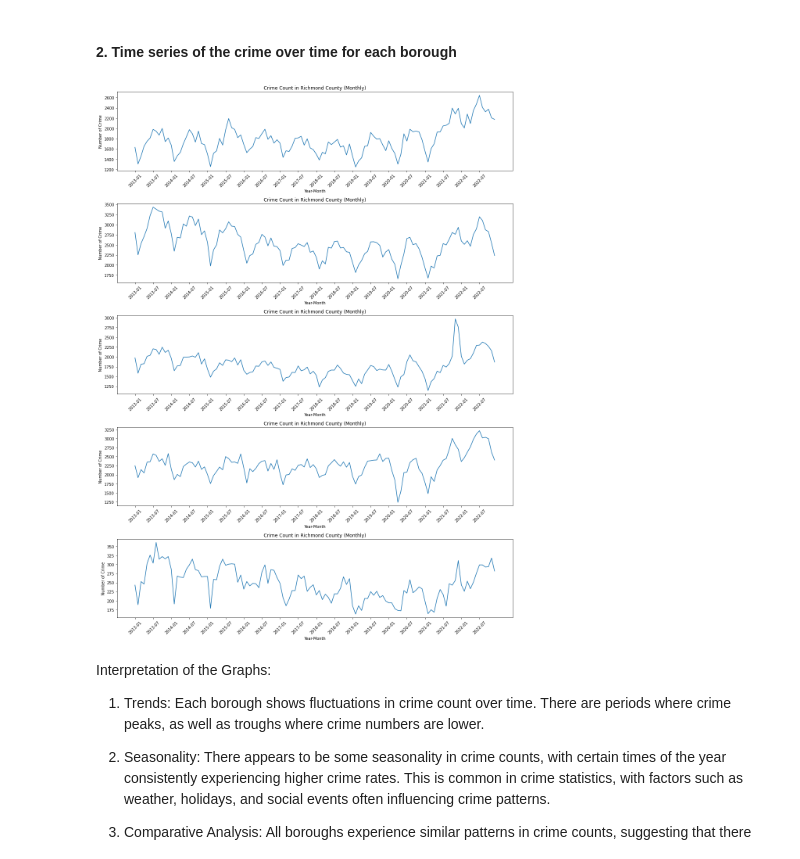
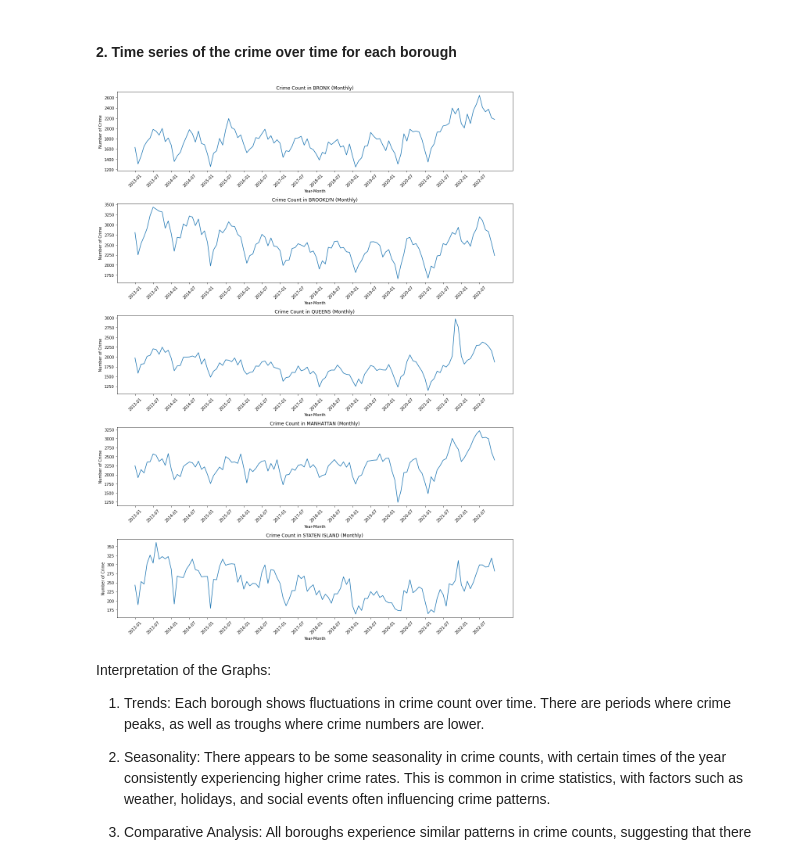
Before and after one commit to Yuntian-Wu/CUSP-7013, a Jupyter notebook: Exploratory_Analysis.ipynb, the cells around one changed output. Cells and saved outputs as stored; diff of their text form; code cells hidden in the pictures.

```diff
--- a/Exploratory_Analysis.ipynb
+++ b/Exploratory_Analysis.ipynb
@@ -116,37 +116,37 @@ boroughs = Complaint_data.BORO_NM.unique()
 plt.figure(figsize=(15, 20))
 
 # Loop over each borough to create a time series plot
-for index, boro in enumerate(boroughs, start=1):
+for index, borough in enumerate(boroughs, start=1):
 
 
-    borough_data = Complaint_data[Complaint_data['BORO_NM'] == boro]
+    borough_data = Complaint_data[Complaint_data['BORO_NM'] == borough]
 
     # Sort the data by 'YearMonth' to ensure it's in the correct order
     # borough_data = borough_data.sort_values('YearMonth')
     # Group by crime type
     crimeByYearMonth = borough_data[['CMPLNT_NUM','YearMonth']].groupby(by='YearMonth').count()
 
     # Sort the data by 'YearMonth' to ensure it's in the correct order
     crimeByYearMonth = crimeByYearMonth.sort_values('YearMonth')
 
      # Create a subplot for the current borough
     plt.subplot(len(boroughs), 1, index)
     plt.plot(crimeByYearMonth.index.astype(str), crimeByYearMonth['CMPLNT_NUM'], linestyle='-')
 
     # Set the title and labels
     plt.title(f'Crime Count in {borough} (Monthly)')
     plt.xlabel('Year-Month')
     plt.ylabel('Number of Crime')
     # showing only the labels for January and July of each year
     ticks = [str(year) + '-01' for year in range(2013, 2022 + 1)] + \
         [str(year) + '-07' for year in range(2013, 2022 + 1)]
     ticks = sorted(ticks)
     plt.xticks(ticks, rotation=45)
 
 plt.tight_layout()
 plt.show()
 # %% [output]
-[figure, old version]
+[figure, new version]
 # %% [markdown]
 Interpretation of the Graphs:
 
```
